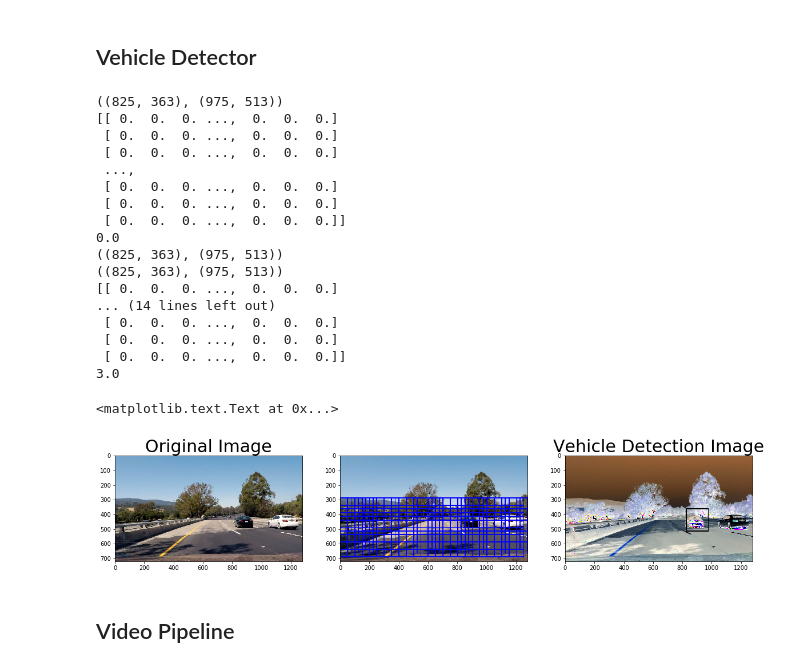
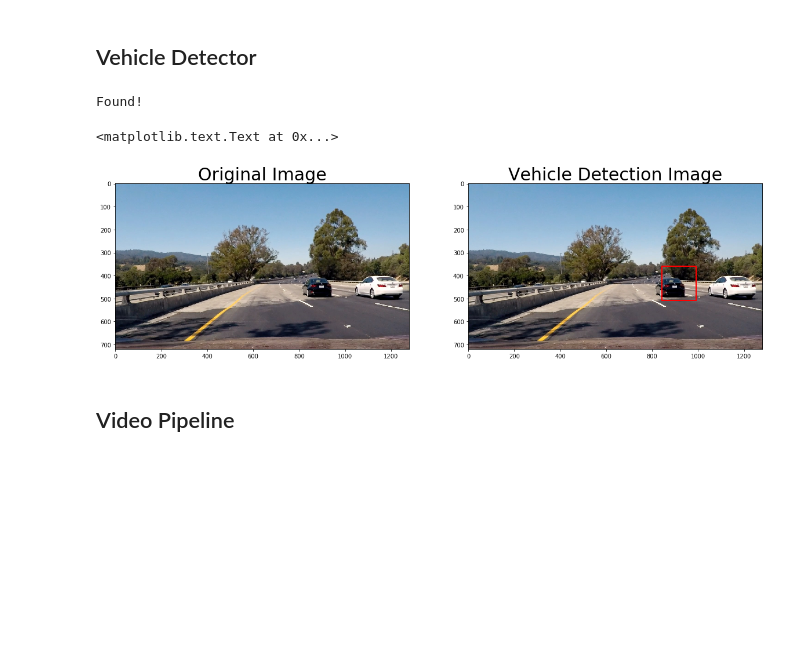
Before and after one commit to Maesla/Vehicle-Detection, a Jupyter notebook: vehicle_detection.ipynb, the cells around one changed output. Drawn from its saved outputs; the diff is of its cells as text; code cells hidden in the pictures; blank space fills up the shorter version.

```diff
--- a/vehicle_detection.ipynb
+++ b/vehicle_detection.ipynb
@@ -724,37 +715,22 @@ boxes.append(((1147, 437), (1222, 512)))
 boxes.append(((1184, 437), (1259, 512)))
 boxes.append(((400, 400), (500, 500)))
 
-heatmap.add_heat(boxes)
-heatmap.apply_threshold(1)
-heatmap_img = heatmap.get_heatmap_img()
-labels = heatmap.get_labels(heatmap_img)
-
-boxes_for_vehicles = heatmap.get_boxes_from_labels(labels)
-
-windows_positive_image = window_creator.draw_boxes(test_image, boxes)
-windows_positive_image_with_heat = window_creator.draw_boxes(test_image, boxes_for_vehicles)
-
 heatmap.queue.max_size = 3
 heatmap.feed(boxes)
-heatmap.feed(boxes)
-heatmap.feed(boxes)
 
-windows_positive_image_with_heat2 = window_creator.draw_boxes(test_image, heatmap.boxes)
-
-
+windows_positive_image = window_creator.draw_boxes(test_image, boxes, thick = 4)
+windows_with_vehicles = window_creator.draw_boxes(test_image, heatmap.boxes, color = (255, 0,0), thick = 4)
 
 fig = plt.figure(figsize=(18,6))
 plt.subplot(131)
 plt.imshow(windows_positive_image)
 plt.title('Detected Windows')
 plt.subplot(132)
-plt.imshow(heatmap_img, cmap='hot')
+plt.imshow(heatmap.heatmap_img, cmap='hot')
 plt.title('Heatmap')
 plt.subplot(133)
-plt.imshow(heatmap.heatmap_img)
+plt.imshow(windows_with_vehicles)
 
-#plt.imshow(windows_positive_image_with_heat)
 plt.title('Result')
 fig.tight_layout()
-#boxes.append((),())
 # %% [output]
@@ -845,45 +805,21 @@ class VehicleDetector():
 # %%
 test_image_path = './test_images/test4.jpg'
 test_image = mpimg.imread(test_image_path)
-window_creator.overlap = (0.1, 0.1)
-window_creator.window_size = (200, 200)
 
 vehicle_detector = VehicleDetector(simpleClassifier, window_creator, heatmap)
-vehicle_detector.configure(threshold_frame = 6, threshold_heat = 1)
+vehicle_detector.configure(threshold_frame = 1, threshold_heat = 0)
+
+result = vehicle_detector.detect(test_image)
 
 
-result = vehicle_detector.detect(test_image)
-result = vehicle_detector.detect(test_image)
-result = vehicle_detector.detect(test_image)
-
-image_with_window = window_creator.draw_windows(test_image)
-
-f, (ax1, ax2, ax3) = plt.subplots(1, 3, figsize=(20,10))
+f, (ax1, ax2) = plt.subplots(1, 2, figsize=(20,10))
 ax1.imshow(test_image)
 ax1.set_title('Original Image', fontsize=30)
-ax2.imshow(image_with_window)
-ax3.set_title('Windows', fontsize=30)
-ax3.imshow(result)
-ax3.set_title('Vehicle Detection Image', fontsize=30)
+ax2.imshow(result*255)
+ax2.set_title('Vehicle Detection Image', fontsize=30)
 # %% [output]
-((825, 363), (975, 513))
-[[ 0.  0.  0. ...,  0.  0.  0.]
- [ 0.  0.  0. ...,  0.  0.  0.]
- [ 0.  0.  0. ...,  0.  0.  0.]
- ...,
- [ 0.  0.  0. ...,  0.  0.  0.]
- [ 0.  0.  0. ...,  0.  0.  0.]
- [ 0.  0.  0. ...,  0.  0.  0.]]
-0.0
-((825, 363), (975, 513))
-((825, 363), (975, 513))
-[[ 0.  0.  0. ...,  0.  0.  0.]
-... (14 lines left out)
- [ 0.  0.  0. ...,  0.  0.  0.]
- [ 0.  0.  0. ...,  0.  0.  0.]
- [ 0.  0.  0. ...,  0.  0.  0.]]
-3.0
+Found!
 <matplotlib.text.Text at 0x...>
-[figure, old version]
+[figure, new version]
 # %% [markdown]
 ## Video Pipeline
```
Also changed, not shown: parts of 11 cells of this notebook, 15 other files.
